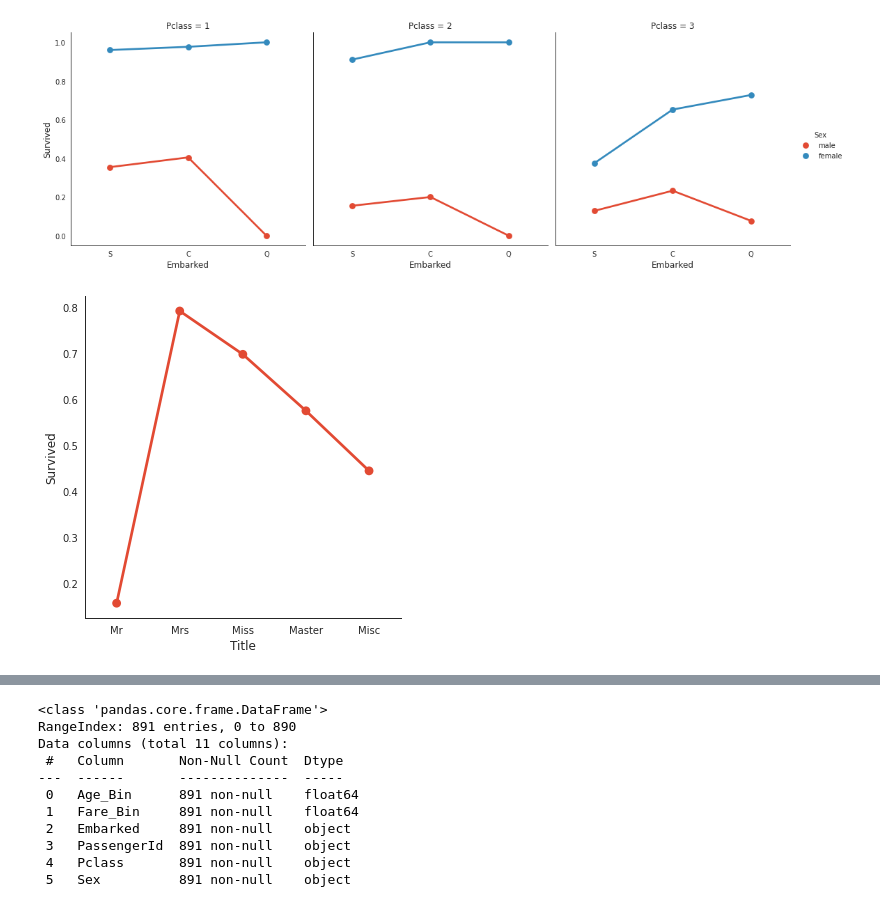
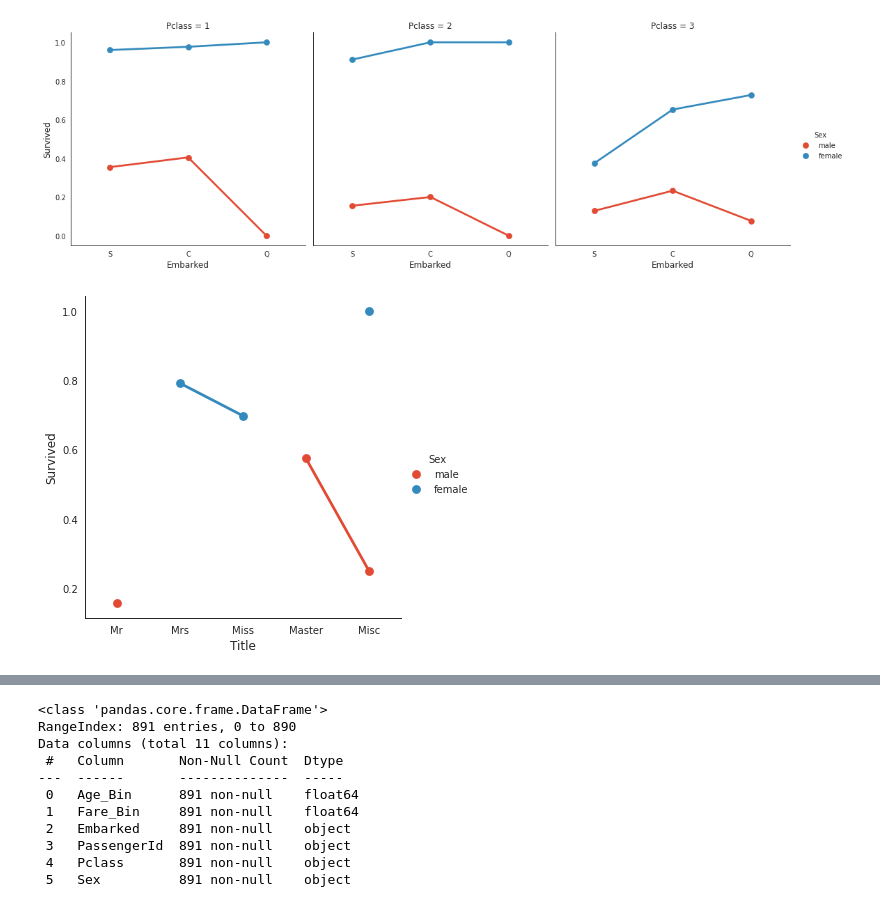
Before and after one commit to riccardo1980/bbs-2020-aiml4b-titanic, a Jupyter notebook: Titanic_EDA_preproc_svm.ipynb, the cells around one changed output, grey strips where cells are left out. Saved outputs shown, nothing was run; the diff lists cells and outputs as text; code cells hidden in the pictures.

```diff
--- a/Titanic_EDA_preproc_svm.ipynb
+++ b/Titanic_EDA_preproc_svm.ipynb
@@ -521,6 +553,6 @@ sns.catplot('Embarked','Survived', col='Pclass', hue= 'Sex', kind='point', data=
 # %% [output]
 [figure]
 # %%
-sns.catplot('Title','Survived', kind='point', data=df, ci=None);
+sns.catplot('Title','Survived', hue='Sex', kind='point', data=df, ci=None);
 # %% [output]
-[figure, old version]
+[figure, new version]
```
Also changed, not shown: parts of 29 cells of this notebook.
